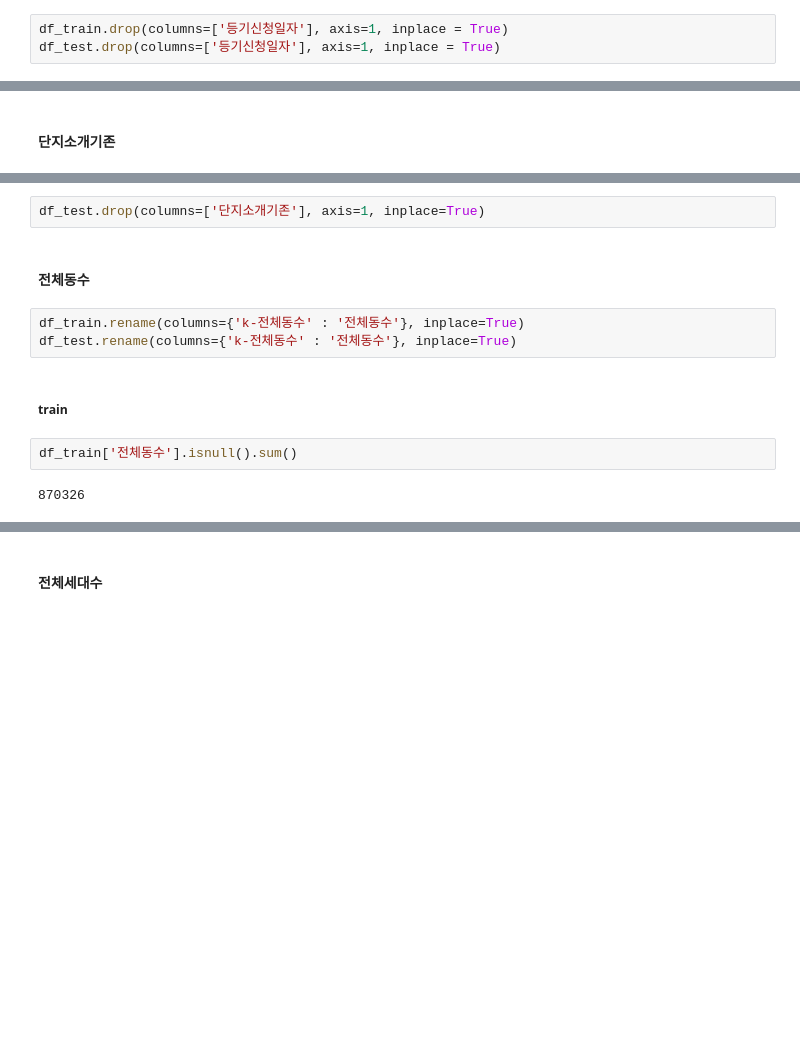
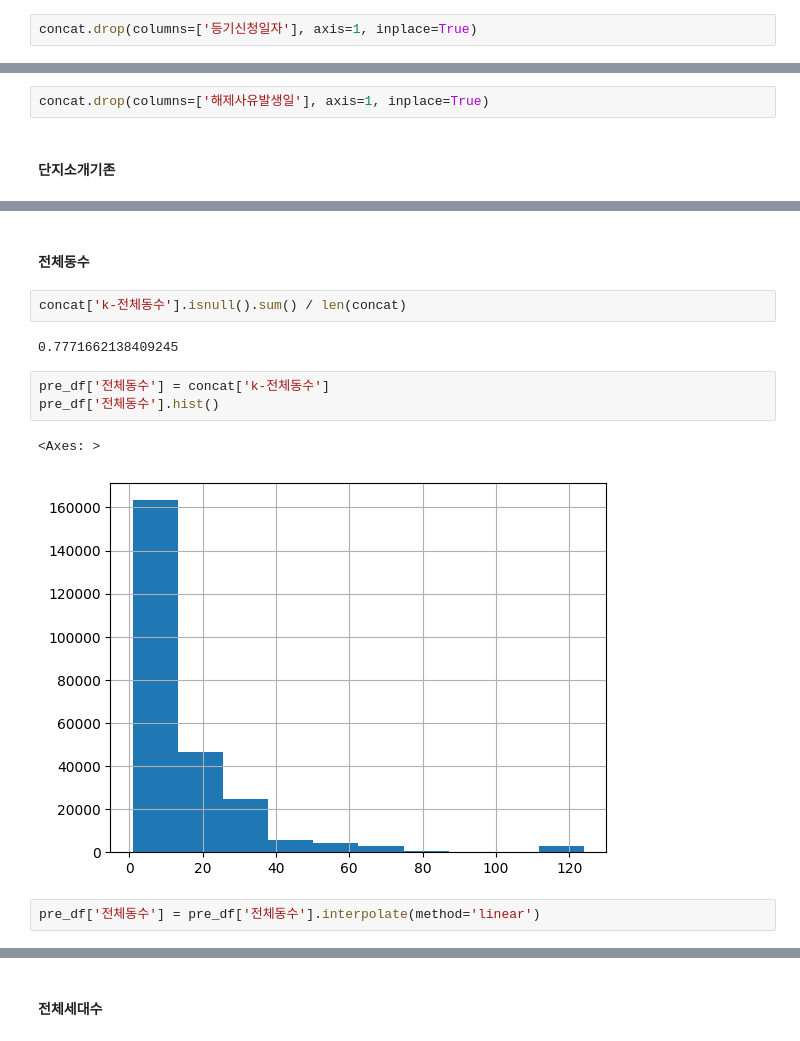
Before and after one commit to UpstageAILab6/upstage-ml-regression-ml-3_pub, a Jupyter notebook: ispark/code/preprocess.ipynb, the cells around one changed output, grey strips where cells are left out. Saved outputs shown, nothing was run; the diff lists cells and outputs as text; blank space fills up the shorter version.

```diff
--- a/ispark/code/preprocess.ipynb
+++ b/ispark/code/preprocess.ipynb
@@ -1267,5 +1163,4 @@ Name: 등기신청일자, dtype: int64
 # %%
-df_train.drop(columns=['등기신청일자'], axis=1, inplace = True)
-df_test.drop(columns=['등기신청일자'], axis=1, inplace = True)
+concat.drop(columns=['등기신청일자'], axis=1, inplace=True)
 # %% [markdown]
 #### 해제사유발생일
@@ -1288,2 +1186,4 @@ df_test['해제사유발생일'] = df_test['해제사유발생일'].apply(lambda
+# %%
+concat.drop(columns=['해제사유발생일'], axis=1, inplace=True)
 # %% [markdown]
 #### 단지소개기존
@@ -1322,14 +1198,15 @@ df_test['단지소개기존'].isnull().sum()
-# %%
-df_test.drop(columns=['단지소개기존'], axis=1, inplace=True)
 # %% [markdown]
 #### 전체동수
-# %%
-df_train.rename(columns={'k-전체동수' : '전체동수'}, inplace=True)
-df_test.rename(columns={'k-전체동수' : '전체동수'}, inplace=True)
-# %% [markdown]
-##### train
 # %%
-df_train['전체동수'].isnull().sum()
+concat['k-전체동수'].isnull().sum() / len(concat)
 # %% [output]
-870326
+0.7771662138409245
+# %%
+pre_df['전체동수'] = concat['k-전체동수']
+pre_df['전체동수'].hist()
+# %% [output]
+<Axes: >
+[figure, added]
+# %%
+pre_df['전체동수'] = pre_df['전체동수'].interpolate(method='linear')
 # %%
```
Also changed, not shown: parts of 507 cells of this notebook, 1 other file.
